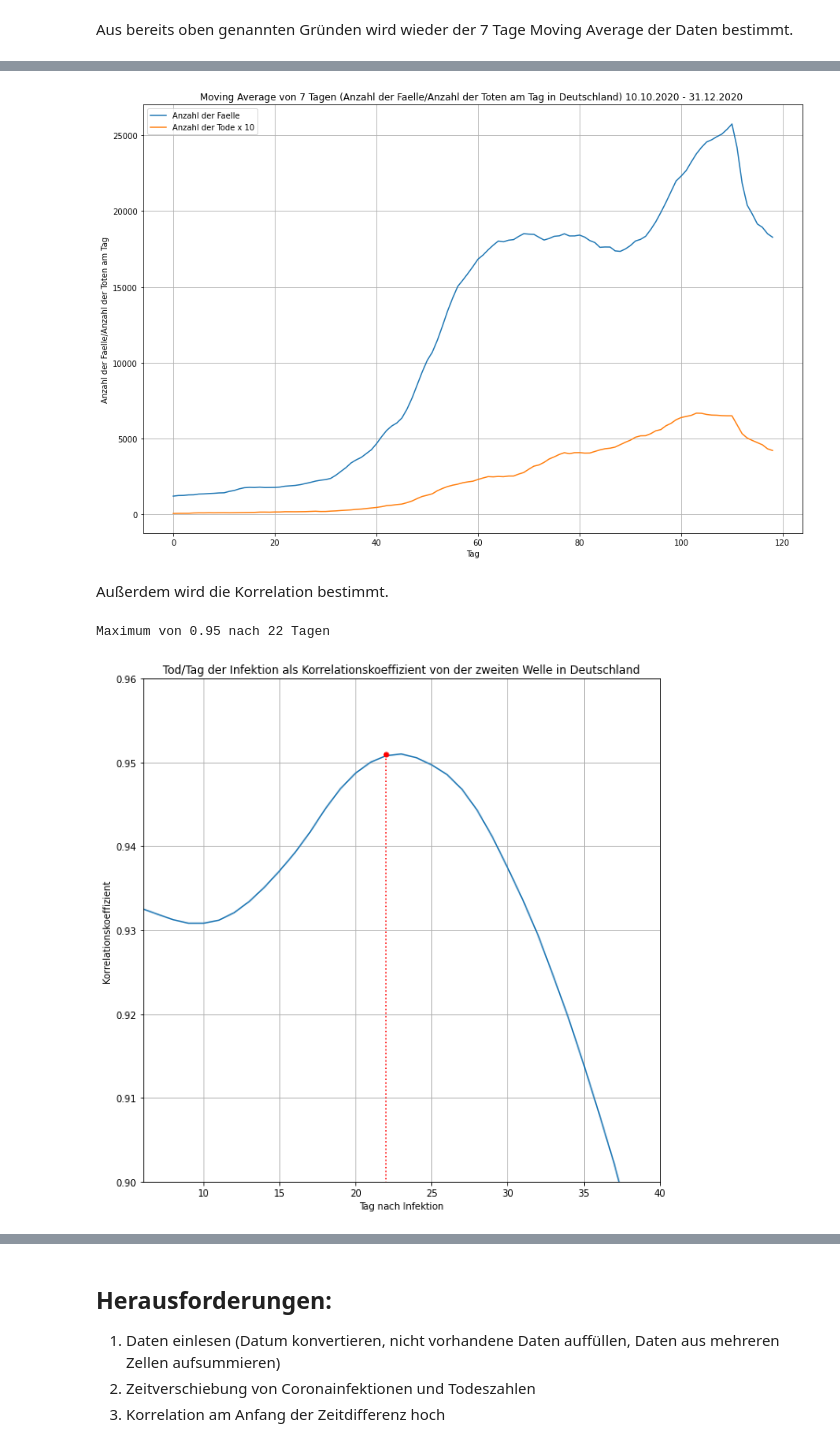
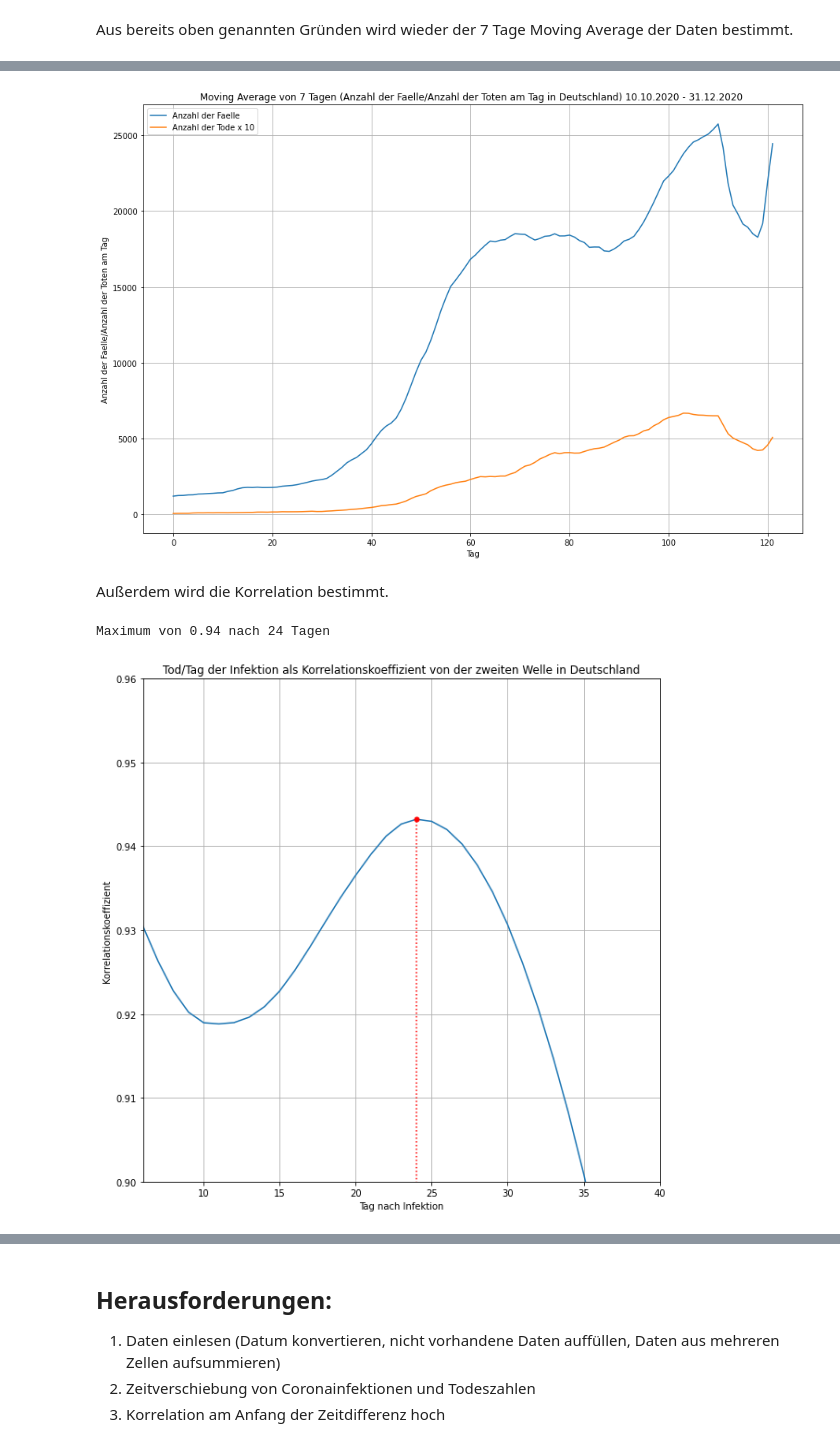
Before and after one commit to NajTec/DataScience, a Jupyter notebook: Project/Project_Covid_Mannheim_Feinstaube_Update.ipynb, the cells around one changed output, grey strips where cells are left out. Drawn from its saved outputs; the diff is of its cells as text; code cells hidden in the pictures.

Commit message:
Deutschlanddaten NAN entfernt -> Verschiebung MAximum auf 24

```diff
--- a/Project/Project_Covid_Mannheim_Feinstaube_Update.ipynb
+++ b/Project/Project_Covid_Mannheim_Feinstaube_Update.ipynb
@@ -233,6 +242,8 @@ Maximum von 0.64 nach 20 Tagen
 Zum Vergleich werden die Daten von gesamt Deutschland dargestellt. Zur besseren Visualisierung der Korrelation wird die Anzahl der Toten um den Faktor 10 erhöht und mit den Infektionszahlen in einem Plot dargestellt.
 # %%
 covid_data_germany = pd.read_csv('covid-19.csv',sep=';')
+
+covid_data_germany = covid_data_germany.dropna()
 
 faelle_nach_datum = list(covid_data_germany['Faelle'])
 todesfaelle_nach_datum = list(covid_data_germany['Todesfaelle']*10)
@@ -295,40 +306,40 @@ plt.legend()
 plt.grid()
 plt.show()
 # %% [output]
-[figure, old version]
+[figure, new version]
 # %% [markdown]
 Außerdem wird die Korrelation bestimmt.
 # %%
 #Werte aus 2021 aussortieren
-anzahl_faelle_list_rm = anzahl_faelle_list_rm[:-16]
-anzahl_tode_list_rm = anzahl_tode_list_rm[:-16]
+#anzahl_faelle_list_rm = anzahl_faelle_list_rm[:-16]
+#anzahl_tode_list_rm = anzahl_tode_list_rm[:-16]
 
 corrs = []
 
 for i in range(1,50):
     corr,p= pearsonr(anzahl_faelle_list_rm[220:-i], anzahl_tode_list_rm[220+i:])
     corrs.append(corr)
 
 
-corr_max = np.max(corrs[1:])
-corr_arg_max = np.argmax(corrs[1:])
+corr_max = np.max(corrs[5:])
+corr_arg_max = np.argmax(corrs[5:])+5
 
 print("Maximum von "+ str(round(corr_max,2)) + " nach " + str(corr_arg_max) + " Tagen")
 
 plt.plot(corrs,label="Korrelationskoeffizient der Infektionsfaellen zu den Todesfaellen")
 fig = plt.gcf()
 fig.set_size_inches(10,10)
 plt.xlabel("Tag nach Infektion")
 plt.title("Tod/Tag der Infektion als Korrelationskoeffizient von der zweiten Welle in Deutschland")
 plt.ylabel("Korrelationskoeffizient")
 plt.xlim([6,40])
 plt.ylim([0.9,0.96])
 
 plt.plot(corr_arg_max, corr_max, marker='o', markersize=5, color="red")
 plt.vlines(corr_arg_max,0,corr_max,color='red', linestyle='dotted')
 plt.grid()
 plt.show()
 # %% [output]
-Maximum von 0.95 nach 22 Tagen
+Maximum von 0.94 nach 24 Tagen
-[figure, old version]
+[figure, new version]
 # %% [markdown]
```
Also changed, not shown: parts of 4 cells of this notebook.
